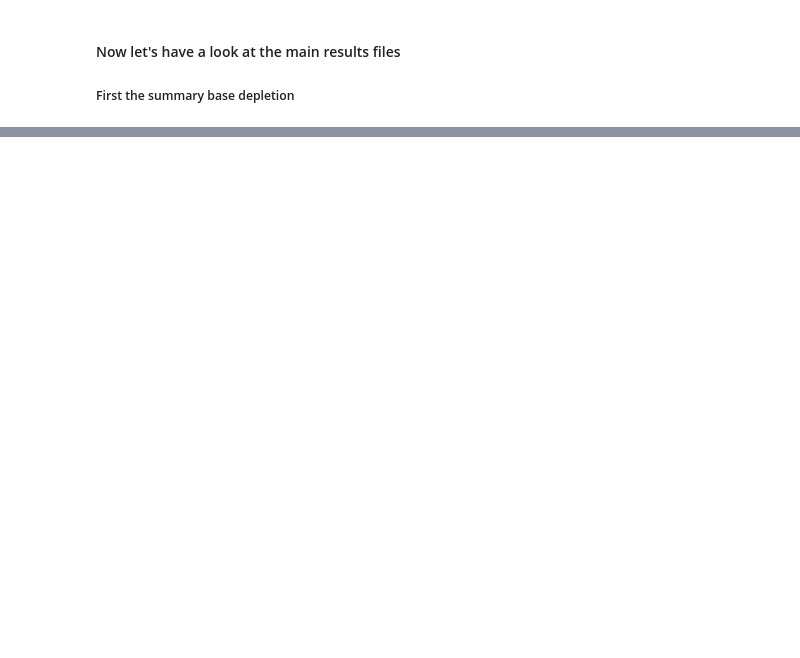
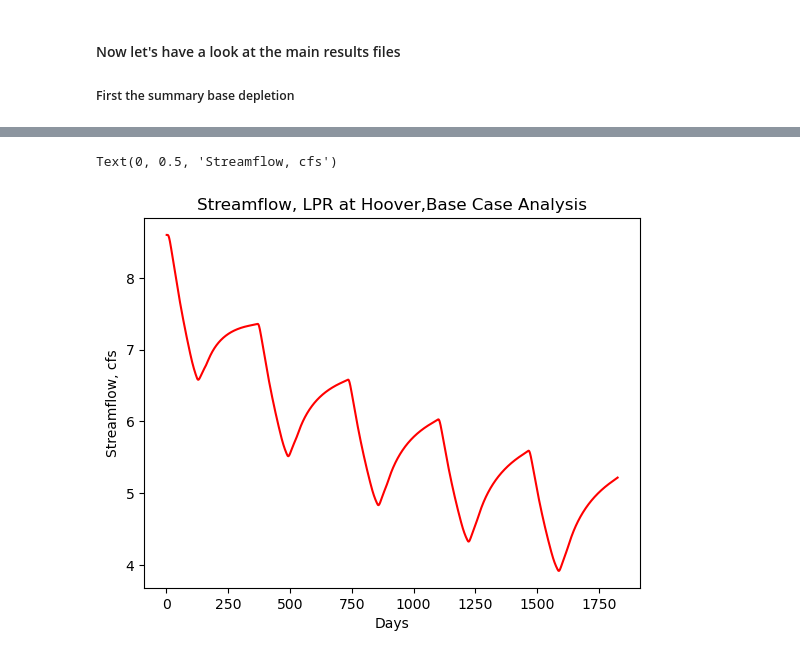
Before and after one commit to mnfienen/LPR_redux, a Jupyter notebook: LPR_pycap_opt/notebooks/00_Setup_LPR_from_Excel.ipynb, the cells around one changed output, grey strips where cells are left out. Saved outputs shown, nothing was run; the diff lists cells and outputs as text; code cells hidden in the pictures; blank space fills up the shorter version.

```diff
--- a/LPR_pycap_opt/notebooks/00_Setup_LPR_from_Excel.ipynb
+++ b/LPR_pycap_opt/notebooks/00_Setup_LPR_from_Excel.ipynb
@@ -71,0 +107,14 @@ ax.set_ylabel('Depletion, cfs')
+# %%
+LPR_baseline_flow = 8.6
+# %%
+all_time_series= LPR_baseline_flow-all_time_series
+cum_depl = LPR_baseline_flow - cum_depl
+# %%
+fig,ax = plt.subplots(nrows=1, ncols=1)
+ax.plot(cum_depl, c='r')
+ax.set_title('Streamflow, LPR at Hoover,Base Case Analysis')
+ax.set_xlabel("Days")
+ax.set_ylabel('Streamflow, cfs')
+# %% [output]
+Text(0, 0.5, 'Streamflow, cfs')
+[figure, added]
```
Also changed, not shown: parts of 3 cells of this notebook, 6 other files.
